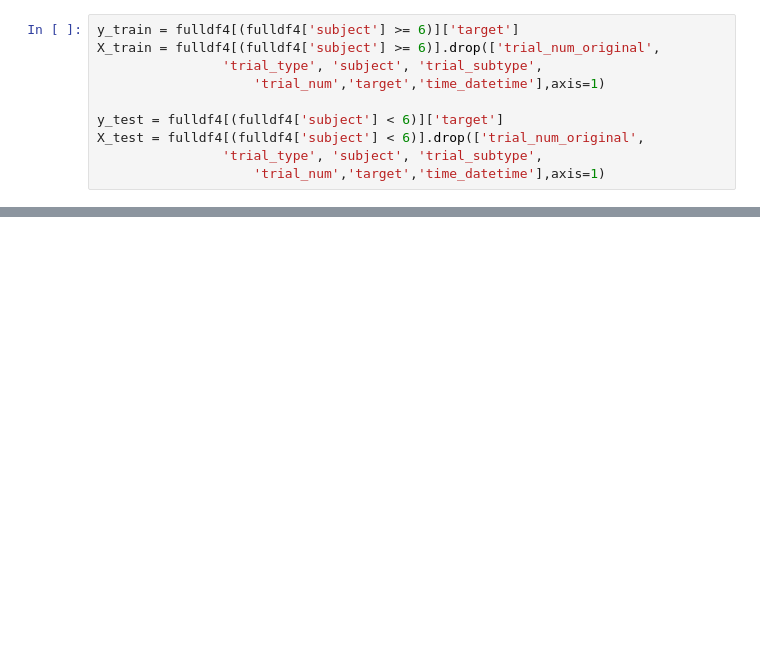
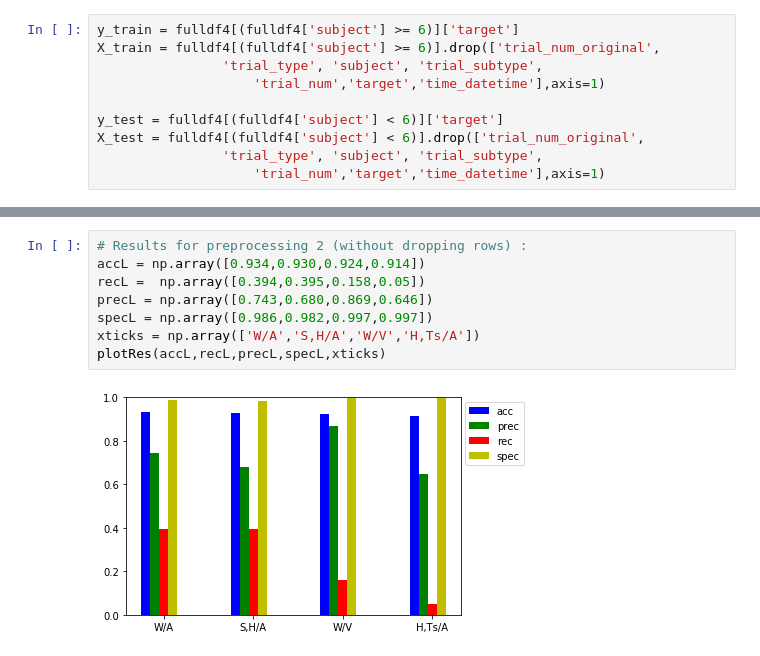
Before and after one commit to mdrmuhaimin/BigData2, a Jupyter notebook: code/Machine Learning/mlfull.ipynb, the cells around one changed output, grey strips where cells are left out. Cells and saved outputs as stored; diff of their text form; blank space fills up the shorter version.

```diff
--- a/code/Machine Learning/mlfull.ipynb
+++ b/code/Machine Learning/mlfull.ipynb
@@ -624,0 +772,10 @@ Specificity : 100.0
+# %%
+# Results for preprocessing 2 (without dropping rows) :
+accL = np.array([0.934,0.930,0.924,0.914])
+recL =  np.array([0.394,0.395,0.158,0.05])
+precL = np.array([0.743,0.680,0.869,0.646])
+specL = np.array([0.986,0.982,0.997,0.997])
+xticks = np.array(['W/A','S,H/A','W/V','H,Ts/A'])
+plotRes(accL,recL,precL,specL,xticks)
+# %% [output]
+[figure, added]
```
Also changed, not shown: parts of 43 cells of this notebook, 3 other files.
